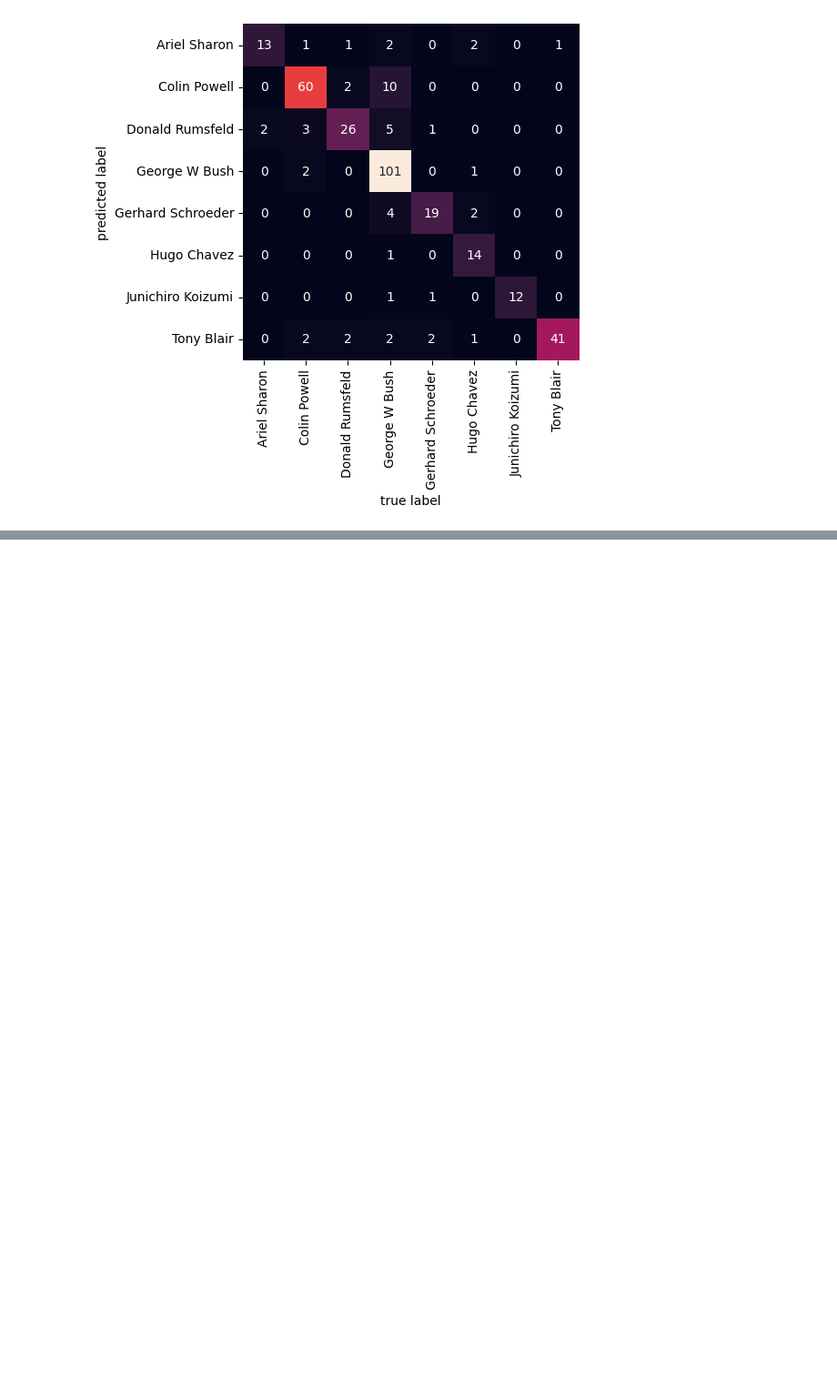
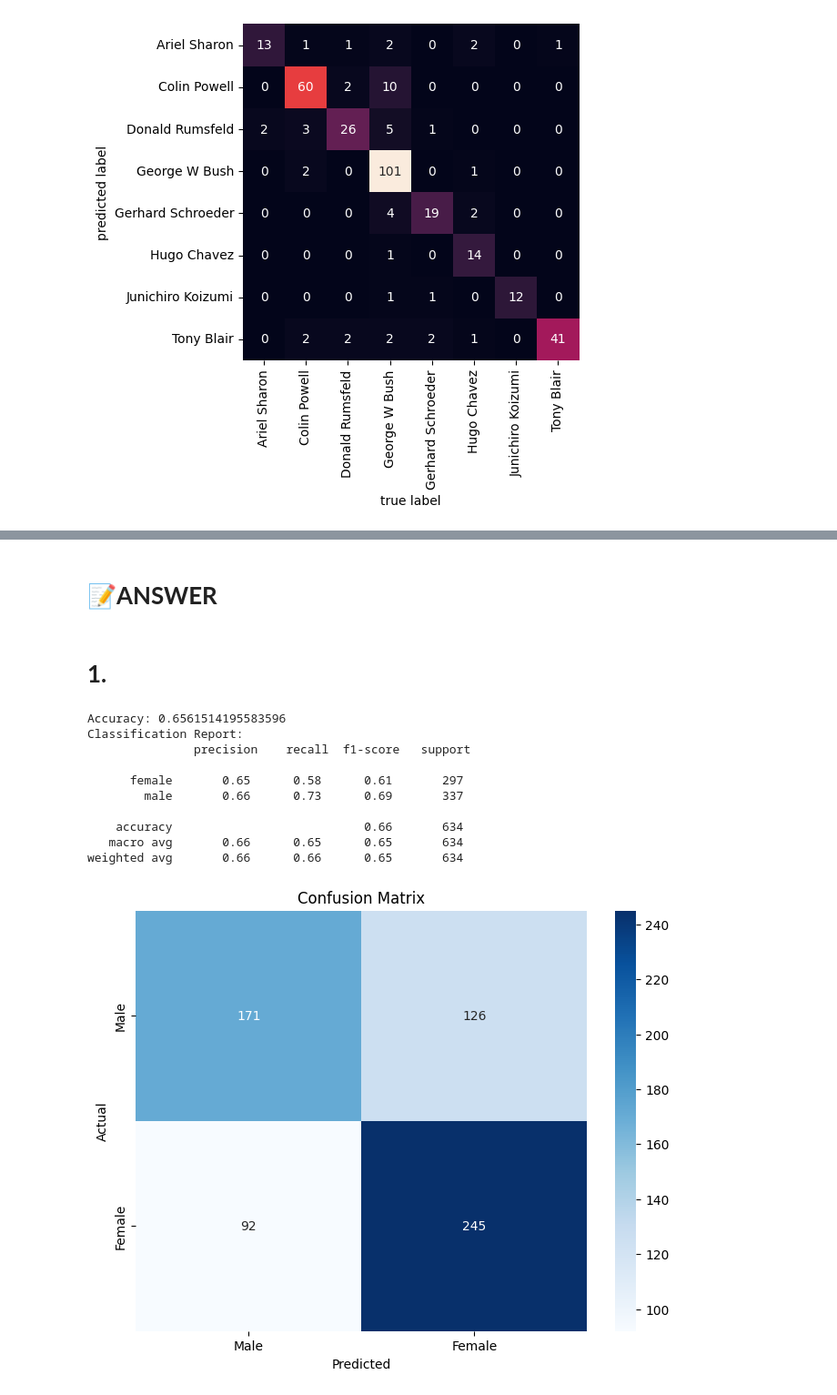
Before and after one commit to AdindaRahajengSilviaPranesti/MarchineLearning_2141720158_AdindaRSP_02, a Jupyter notebook: Week4.ipynb, the cells around one changed output, grey strips where cells are left out. Shown at 91% size. Saved outputs shown, nothing was run; the diff lists cells and outputs as text; code cells hidden in the pictures; blank space fills up the shorter version.

```diff
--- a/Week4.ipynb
+++ b/Week4.ipynb
@@ -816,0 +831,62 @@ Text(113.92222222222219, 0.5, 'predicted label')
+# %% [markdown]
+# 📝**ANSWER**
+# %% [markdown]
+# **1.**
+# %%
+#NUMBER 1
+
+import pandas as pd
+from sklearn.model_selection import train_test_split
+from sklearn.svm import SVC
+from sklearn.metrics import accuracy_score, classification_report, confusion_matrix
+import seaborn as sns
+import matplotlib.pyplot as plt
+
+# Load the voice.csv data
+voice_data = pd.read_csv('voice.csv')
+
+# Split the data into features (X) and labels (y)
+X = voice_data.drop('label', axis=1)
+y = voice_data['label']
+
+# Split the data into training and testing sets
+X_train, X_test, y_train, y_test = train_test_split(X, y, test_size=0.2, random_state=42)
+
+# Create an SVM classifier
+svm_classifier = SVC()
+
+# Train the classifier on the training data
+svm_classifier.fit(X_train, y_train)
+
+# Make predictions on the test data
+y_pred = svm_classifier.predict(X_test)
+
+# Calculate the confusion matrix
+confusion = confusion_matrix(y_test, y_pred)
+
+# Evaluate the model
+accuracy = accuracy_score(y_test, y_pred)
+classification_rep = classification_report(y_test, y_pred)
+
+print(f"Accuracy: {accuracy}")
+print("Classification Report:\n", classification_rep)
+
+# Create a heatmap for the confusion matrix
+plt.figure(figsize=(8, 6))
+sns.heatmap(confusion, annot=True, fmt='d', cmap='Blues', xticklabels=['Male', 'Female'], yticklabels=['Male', 'Female'])
+plt.xlabel('Predicted')
+plt.ylabel('Actual')
+plt.title('Confusion Matrix')
+plt.show()
+# %% [output]
+Accuracy: 0.6561514195583596
+Classification Report:
+               precision    recall  f1-score   support
+
+      female       0.65      0.58      0.61       297
+        male       0.66      0.73      0.69       337
+
+    accuracy                           0.66       634
+   macro avg       0.66      0.65      0.65       634
+weighted avg       0.66      0.66      0.65       634
+[figure, added]
```
Also changed, not shown: parts of 7 cells of this notebook.
